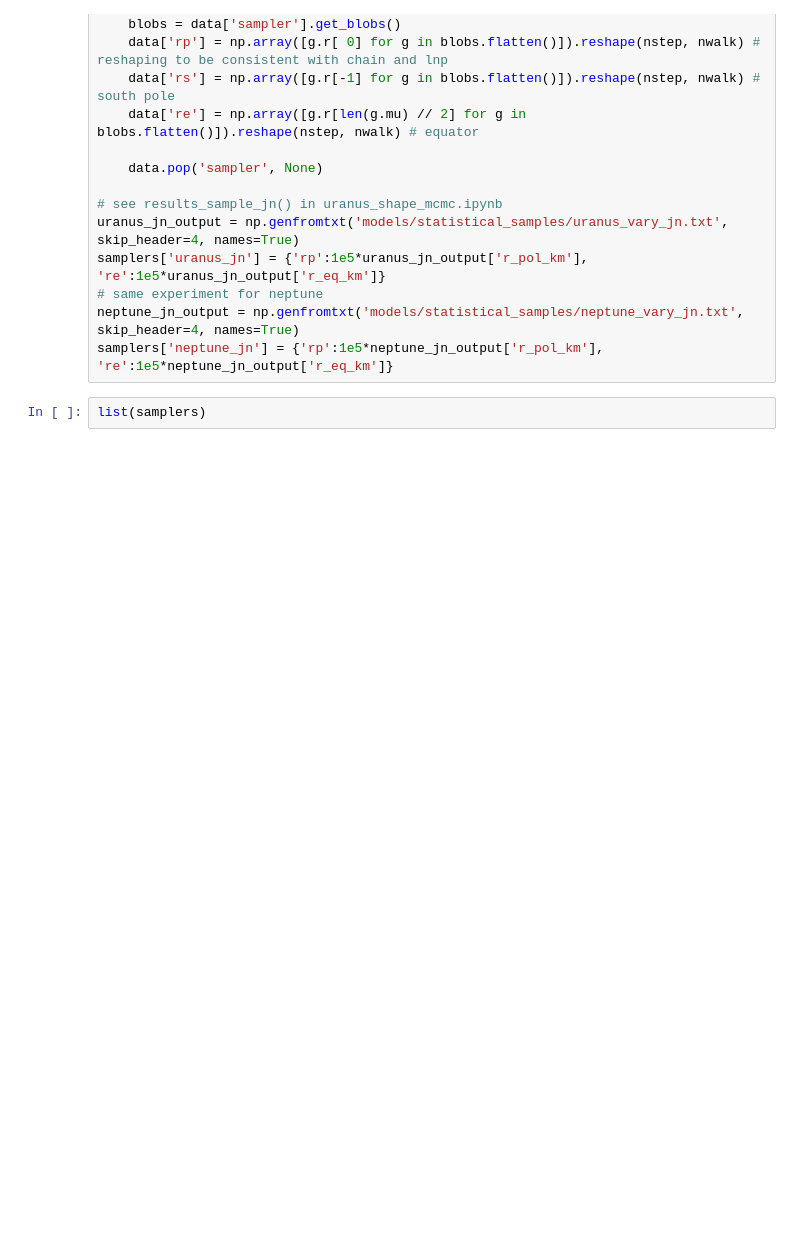
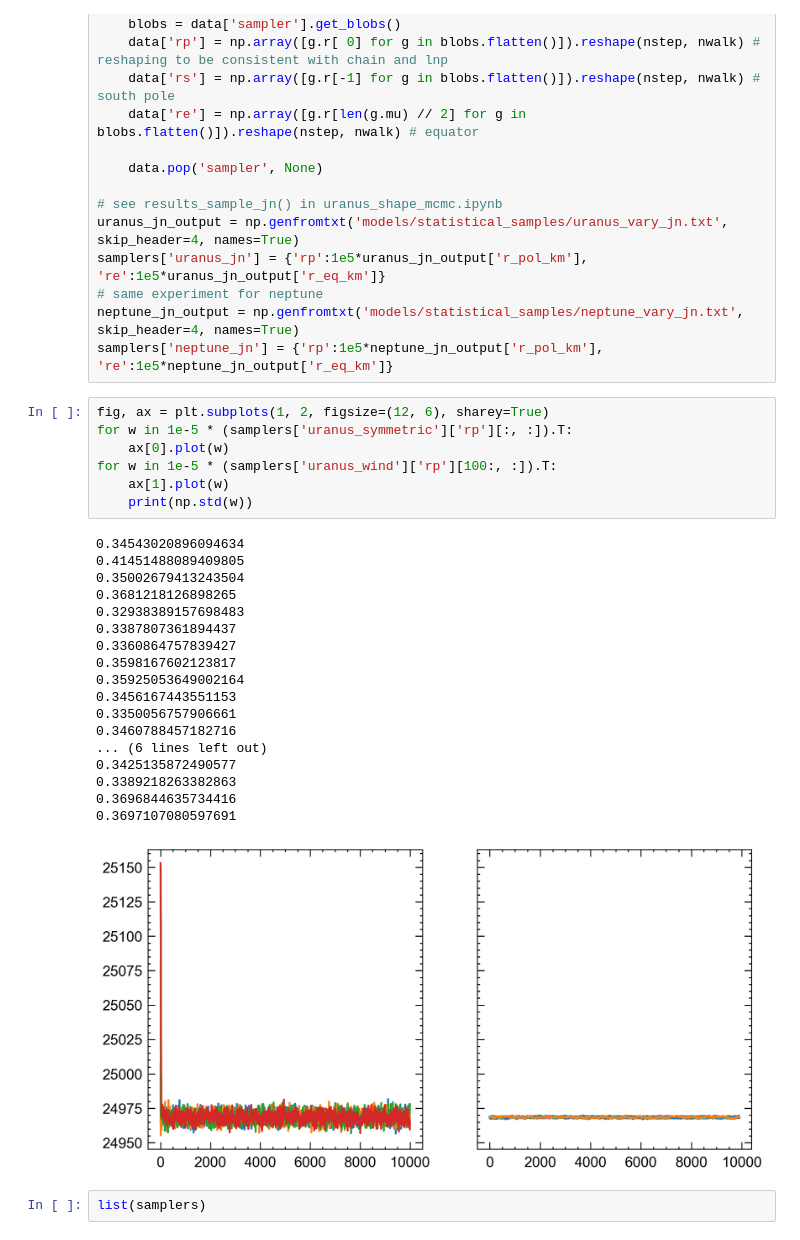
Before and after one commit to chkvch/giant-planet-geoids, a Jupyter notebook: plot_shape_uncertainties.ipynb, the cells around one changed output. Cells and saved outputs as stored; diff of their text form; blank space fills up the shorter version.

Commit message:
readme and minor plot tweaks

```diff
--- a/plot_shape_uncertainties.ipynb
+++ b/plot_shape_uncertainties.ipynb
@@ -71,6 +71,32 @@ samplers['uranus_jn'] = {'rp':1e5*uranus_jn_output['r_pol_km'], 're':1e5*uranus_
 # same experiment for neptune
 neptune_jn_output = np.genfromtxt('models/statistical_samples/neptune_vary_jn.txt', skip_header=4, names=True)
 samplers['neptune_jn'] = {'rp':1e5*neptune_jn_output['r_pol_km'], 're':1e5*neptune_jn_output['r_eq_km']}
+# %%
+fig, ax = plt.subplots(1, 2, figsize=(12, 6), sharey=True)
+for w in 1e-5 * (samplers['uranus_symmetric']['rp'][:, :]).T:
+    ax[0].plot(w)
+for w in 1e-5 * (samplers['uranus_wind']['rp'][100:, :]).T:
+    ax[1].plot(w)
+    print(np.std(w))
+# %% [output]
+0.34543020896094634
+0.41451488089409805
+0.35002679413243504
+0.3681218126898265
+0.32938389157698483
+0.3387807361894437
+0.3360864757839427
+0.3598167602123817
+0.35925053649002164
+0.3456167443551153
+0.3350056757906661
+0.3460788457182716
+... (6 lines left out)
+0.3425135872490577
+0.3389218263382863
+0.3696844635734416
+0.3697107080597691
+[figure, added]
 # %%
 list(samplers)
 # %% [output]
```
Also changed, not shown: 5 other files.
